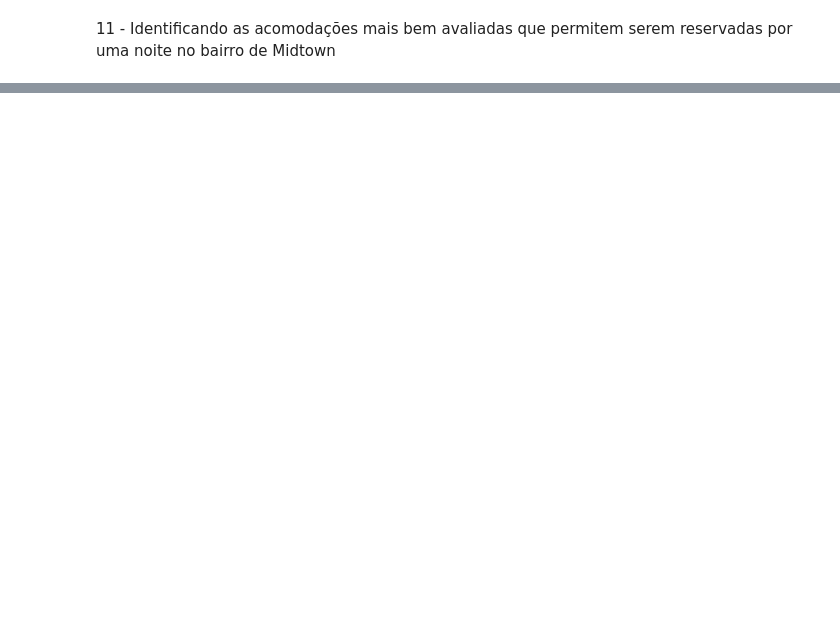
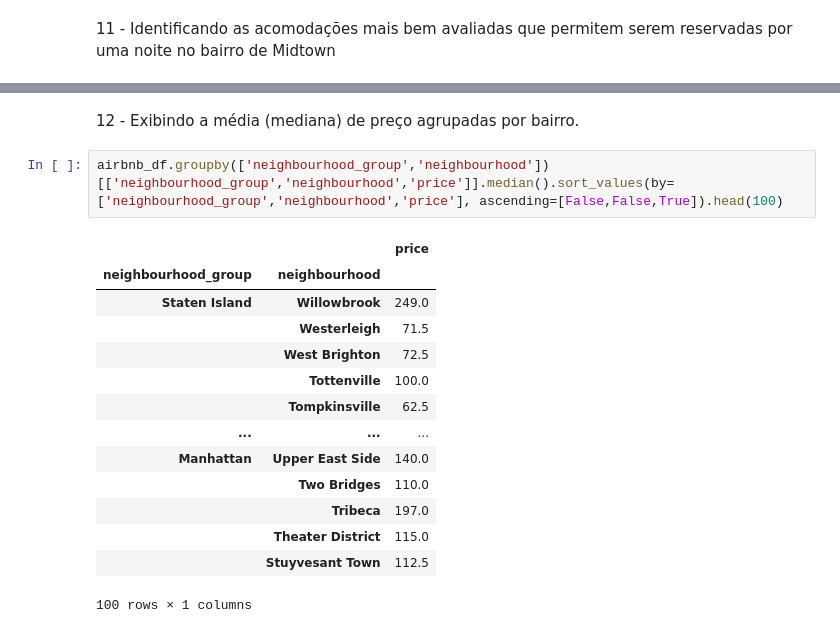
Before and after one commit to cafmf/introd-cd, a Jupyter notebook: projeto_introd_cd.ipynb, the cells around one changed output, grey strips where cells are left out. Cells and saved outputs as stored; diff of their text form; blank space fills up the shorter version.

```diff
--- a/projeto_introd_cd.ipynb
+++ b/projeto_introd_cd.ipynb
@@ -121,0 +143,19 @@ one_night_most_rated = one_night_most_rated.sort_values(by=['price'])
+# %% [markdown]
+12 - Exibindo a média (mediana) de preço agrupadas por bairro.
+# %%
+airbnb_df.groupby(['neighbourhood_group','neighbourhood'])[['neighbourhood_group','neighbourhood','price']].median().sort_values(by=['neighbourhood_group','neighbourhood','price'], ascending=[False,False,True]).head(100)
+# %% [output]
+|  |  | price |
+| neighbourhood_group | neighbourhood |  |
+| Staten Island | Willowbrook | 249.0 |
+|  | Westerleigh | 71.5 |
+|  | West Brighton | 72.5 |
+|  | Tottenville | 100.0 |
+|  | Tompkinsville | 62.5 |
+| ... | ... | ... |
+| Manhattan | Upper East Side | 140.0 |
+|  | Two Bridges | 110.0 |
+|  | Tribeca | 197.0 |
+|  | Theater District | 115.0 |
+|  | Stuyvesant Town | 112.5 |
+100 rows × 1 columns
```
Also changed, not shown: parts of 2 cells of this notebook.
